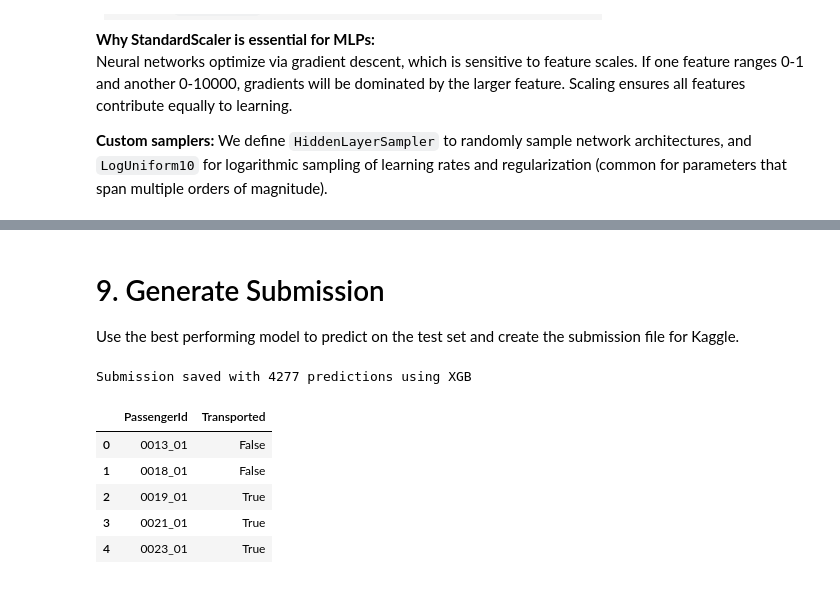
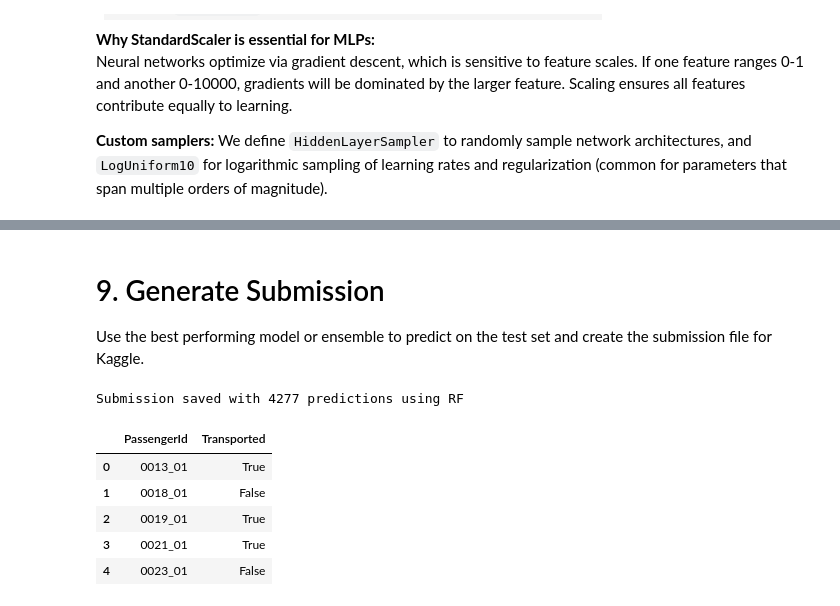
Before and after one commit to OrMullerHahitti/MDLM__kaggle_contest, a Jupyter notebook: Spaceship_Titanic_Modeling.ipynb, the cells around one changed output, grey strips where cells are left out. Cells and saved outputs as stored; diff of their text form; code cells hidden in the pictures.

```diff
--- a/Spaceship_Titanic_Modeling.ipynb
+++ b/Spaceship_Titanic_Modeling.ipynb
@@ -203,8 +138,8 @@ We split the labeled training data into:
 **Why stratified sampling?**
 The `stratify=y` parameter ensures both splits maintain the same class distribution as the original data. This is crucial for classification tasks, especially if classes are imbalanced - otherwise one split might have different class proportions leading to biased evaluation.
 # %%
-# encode features for ML models
-train_encoded = encode_features_for_ml(train_processed)
+# encode features for ML models (pass train_params for consistent ordinal encoding)
+train_encoded = encode_features_for_ml(train_processed, train_params)
 
 # separate features and target
 X = train_encoded.drop('Transported', axis=1)
@@ -536,40 +698,57 @@ Compare:
 # %% [markdown]
 # 9. Generate Submission
 
-Use the best performing model to predict on the test set and create the submission file for Kaggle.
+Use the best performing model or ensemble to predict on the test set and create the submission file for Kaggle.
 # %%
-# select best model for submission (change as needed)
-# options: best_rf, best_xgb, best_mlp
-best_model = best_xgb
-model_name = "xgb"  # "rf", "xgb", or "mlp"
+# select model for submission
+# options: "rf", "xgb", "catboost", "mlp", "ensemble_avg", "ensemble_weighted", "ensemble_stack"
+model_name = "rf"
 
-# encode test data appropriately for the selected model
-if model_name == "xgb":
-    # XGBoost uses its own encoding
-    submission_features = test_xgb
+# generate predictions based on selected model
+if model_name == "rf":
+    submission_features = encode_features_for_ml(test_processed, train_params)
+    predictions = best_rf.predict(submission_features)
+elif model_name == "xgb":
+    predictions = best_xgb.predict(test_xgb)
+elif model_name == "catboost":
+    predictions = best_catboost.predict(test_cat)
+elif model_name == "mlp":
+    submission_features = encode_features_for_ml(test_processed, train_params)
+    predictions = best_mlp.predict(submission_features)
+elif model_name.startswith("ensemble"):
+    # get probabilities from each base model
+    test_rf_proba = best_rf.predict_proba(encode_features_for_ml(test_processed, train_params))[:, 1]
+    test_xgb_proba = best_xgb.predict_proba(test_xgb)[:, 1]
+    test_cat_proba = best_catboost.predict_proba(test_cat)[:, 1]
+
+    if model_name == "ensemble_avg":
+        final_proba = (test_rf_proba + test_xgb_proba + test_cat_proba) / 3
+        predictions = (final_proba >= 0.5).astype(int)
+    elif model_name == "ensemble_weighted":
+        final_proba = 0.2 * test_rf_proba + 0.4 * test_xgb_proba + 0.4 * test_cat_proba
+        predictions = (final_proba >= 0.5).astype(int)
+    elif model_name == "ensemble_stack":
+        test_stack = np.column_stack([test_rf_proba, test_xgb_proba, test_cat_proba])
+        predictions = meta_learner.predict(test_stack)
 else:
-    # RF and MLP use the standard encoding
-    submission_features = encode_features_for_ml(test_processed)
-
-# generate predictions
-predictions = best_model.predict(submission_features)
+    raise ValueError(f"Unknown model: {model_name}")
 
 # create submission DataFrame
 submission = pd.DataFrame({
     'PassengerId': test_raw['PassengerId'],
     'Transported': predictions.astype(bool)
 })
 
 # save to CSV
 submission.to_csv('submission.csv', index=False)
 
 print(f"Submission saved with {len(submission)} predictions using {model_name.upper()}")
 submission.head()
 # %% [output]
-Submission saved with 4277 predictions using XGB
+Submission saved with 4277 predictions using RF
 |  | PassengerId | Transported |
-| 0 | 0013_01 | False |
+| 0 | 0013_01 | True |
 | 1 | 0018_01 | False |
 | 2 | 0019_01 | True |
 | 3 | 0021_01 | True |
-| 4 | 0023_01 | True |
+| 4 | 0023_01 | False |
```
Also changed, not shown: parts of 8 cells of this notebook, 2 other files.
